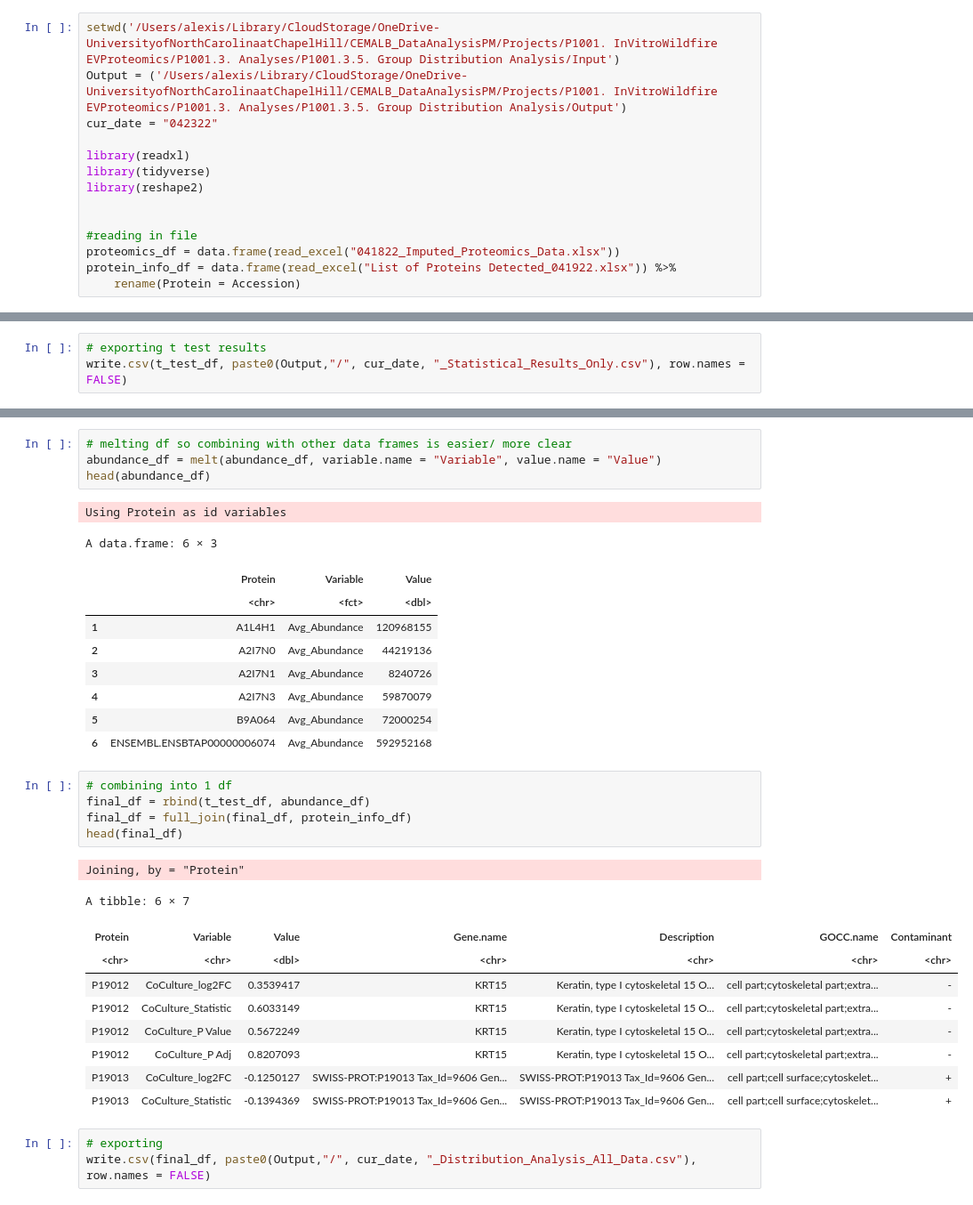
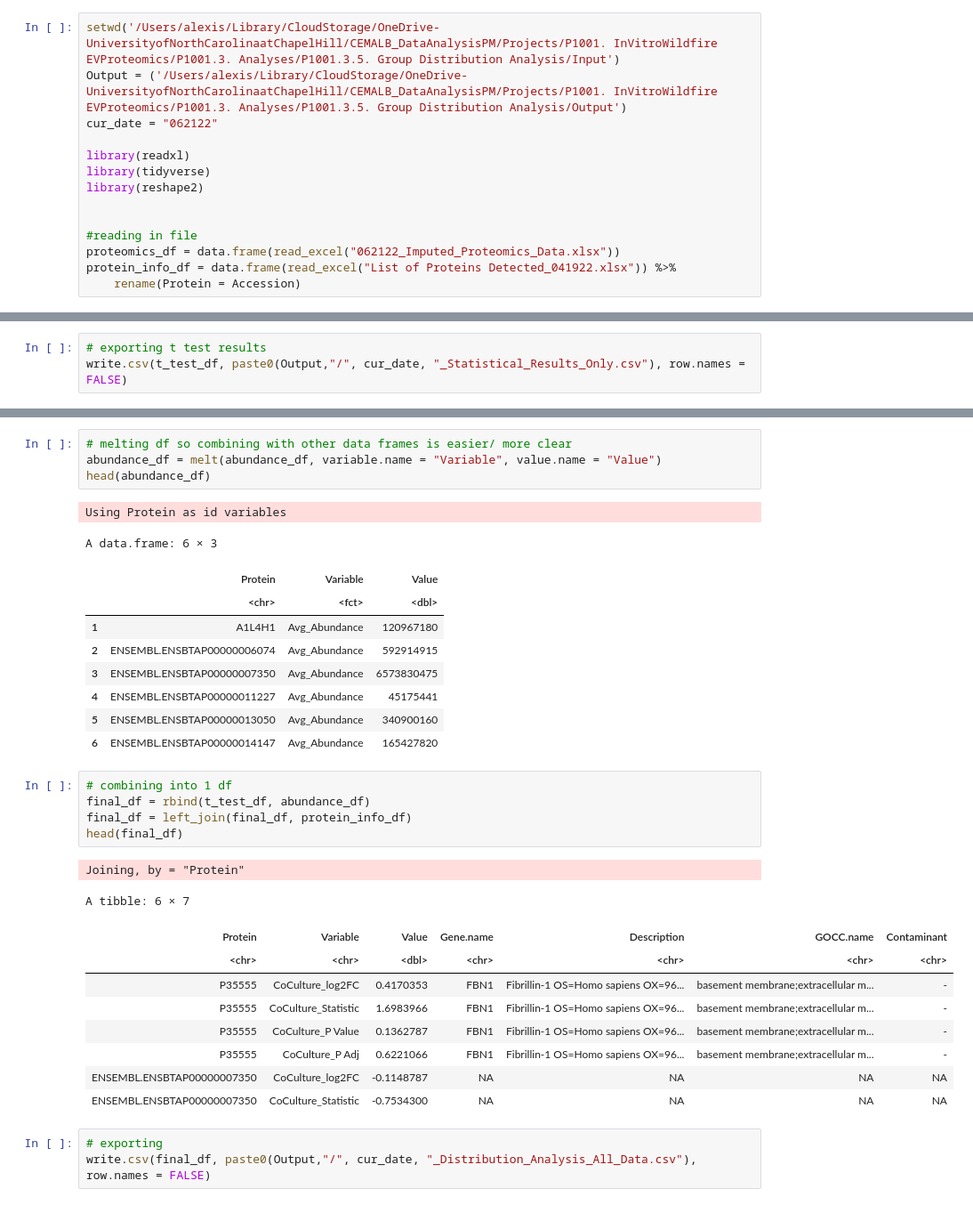
Before and after one commit to alexispayton/Wildfires-and-Extracellular-Vesicles-EVs-Woodsmoke-Alters-EV-Proteomic-Signatures-involved-in-Ext, a Jupyter notebook: 4. Group Distribution Analysis/Group Distribution Analysis.ipynb, the cells around one changed output, grey strips where cells are left out. Shown at 89% size. Cells and saved outputs as stored; diff of their text form.

```diff
--- a/4. Group Distribution Analysis/Group Distribution Analysis.ipynb
+++ b/4. Group Distribution Analysis/Group Distribution Analysis.ipynb
@@ -1,7 +1,7 @@
 # %%
 setwd('/Users/alexis/Library/CloudStorage/OneDrive-UniversityofNorthCarolinaatChapelHill/CEMALB_DataAnalysisPM/Projects/P1001. InVitroWildfire EVProteomics/P1001.3. Analyses/P1001.3.5. Group Distribution Analysis/Input')
 Output = ('/Users/alexis/Library/CloudStorage/OneDrive-UniversityofNorthCarolinaatChapelHill/CEMALB_DataAnalysisPM/Projects/P1001. InVitroWildfire EVProteomics/P1001.3. Analyses/P1001.3.5. Group Distribution Analysis/Output')
-cur_date = "042322"
+cur_date = "062122"
 
 library(readxl)
 library(tidyverse)
@@ -9,7 +9,7 @@ library(reshape2)
 
 
 #reading in file
-proteomics_df = data.frame(read_excel("041822_Imputed_Proteomics_Data.xlsx"))
+proteomics_df = data.frame(read_excel("062122_Imputed_Proteomics_Data.xlsx"))
 protein_info_df = data.frame(read_excel("List of Proteins Detected_041922.xlsx")) %>%
     rename(Protein = Accession)
 # %% [output]
@@ -275,28 +275,28 @@ Using Protein as id variables
 A data.frame: 6 × 3
 |  | Protein | Variable | Value |
 |  | <chr> | <fct> | <dbl> |
-| 1 | A1L4H1 | Avg_Abundance | 120968155 |
-| 2 | A2I7N0 | Avg_Abundance | 44219136 |
-| 3 | A2I7N1 | Avg_Abundance | 8240726 |
-| 4 | A2I7N3 | Avg_Abundance | 59870079 |
-| 5 | B9A064 | Avg_Abundance | 72000254 |
-| 6 | ENSEMBL.ENSBTAP00000006074 | Avg_Abundance | 592952168 |
+| 1 | A1L4H1 | Avg_Abundance | 120967180 |
+| 2 | ENSEMBL.ENSBTAP00000006074 | Avg_Abundance | 592914915 |
+| 3 | ENSEMBL.ENSBTAP00000007350 | Avg_Abundance | 6573830475 |
+| 4 | ENSEMBL.ENSBTAP00000011227 | Avg_Abundance | 45175441 |
+| 5 | ENSEMBL.ENSBTAP00000013050 | Avg_Abundance | 340900160 |
+| 6 | ENSEMBL.ENSBTAP00000014147 | Avg_Abundance | 165427820 |
 # %%
 # combining into 1 df
 final_df = rbind(t_test_df, abundance_df)
-final_df = full_join(final_df, protein_info_df)
+final_df = left_join(final_df, protein_info_df)
 head(final_df)
 # %% [output]
 Joining, by = "Protein"
 A tibble: 6 × 7
 | Protein | Variable | Value | Gene.name | Description | GOCC.name | Contaminant |
 | <chr> | <chr> | <dbl> | <chr> | <chr> | <chr> | <chr> |
-| P19012 | CoCulture_log2FC | 0.3539417 | KRT15 | Keratin, type I cytoskeletal 15 O... | cell part;cytoskeletal part;extra... | - |
-| P19012 | CoCulture_Statistic | 0.6033149 | KRT15 | Keratin, type I cytoskeletal 15 O... | cell part;cytoskeletal part;extra... | - |
-| P19012 | CoCulture_P Value | 0.5672249 | KRT15 | Keratin, type I cytoskeletal 15 O... | cell part;cytoskeletal part;extra... | - |
-| P19012 | CoCulture_P Adj | 0.8207093 | KRT15 | Keratin, type I cytoskeletal 15 O... | cell part;cytoskeletal part;extra... | - |
-| P19013 | CoCulture_log2FC | -0.1250127 | SWISS-PROT:P19013 Tax_Id=9606 Gen... | SWISS-PROT:P19013 Tax_Id=9606 Gen... | cell part;cell surface;cytoskelet... | + |
-| P19013 | CoCulture_Statistic | -0.1394369 | SWISS-PROT:P19013 Tax_Id=9606 Gen... | SWISS-PROT:P19013 Tax_Id=9606 Gen... | cell part;cell surface;cytoskelet... | + |
+| P35555 | CoCulture_log2FC | 0.4170353 | FBN1 | Fibrillin-1 OS=Homo sapiens OX=96... | basement membrane;extracellular m... | - |
+| P35555 | CoCulture_Statistic | 1.6983966 | FBN1 | Fibrillin-1 OS=Homo sapiens OX=96... | basement membrane;extracellular m... | - |
+| P35555 | CoCulture_P Value | 0.1362787 | FBN1 | Fibrillin-1 OS=Homo sapiens OX=96... | basement membrane;extracellular m... | - |
+| P35555 | CoCulture_P Adj | 0.6221066 | FBN1 | Fibrillin-1 OS=Homo sapiens OX=96... | basement membrane;extracellular m... | - |
+| ENSEMBL.ENSBTAP00000007350 | CoCulture_log2FC | -0.1148787 | NA | NA | NA | NA |
+| ENSEMBL.ENSBTAP00000007350 | CoCulture_Statistic | -0.7534300 | NA | NA | NA | NA |
 # %%
 # exporting
 write.csv(final_df, paste0(Output,"/", cur_date, "_Distribution_Analysis_All_Data.csv"), row.names = FALSE)
```
Also changed, not shown: parts of 9 cells of this notebook.
